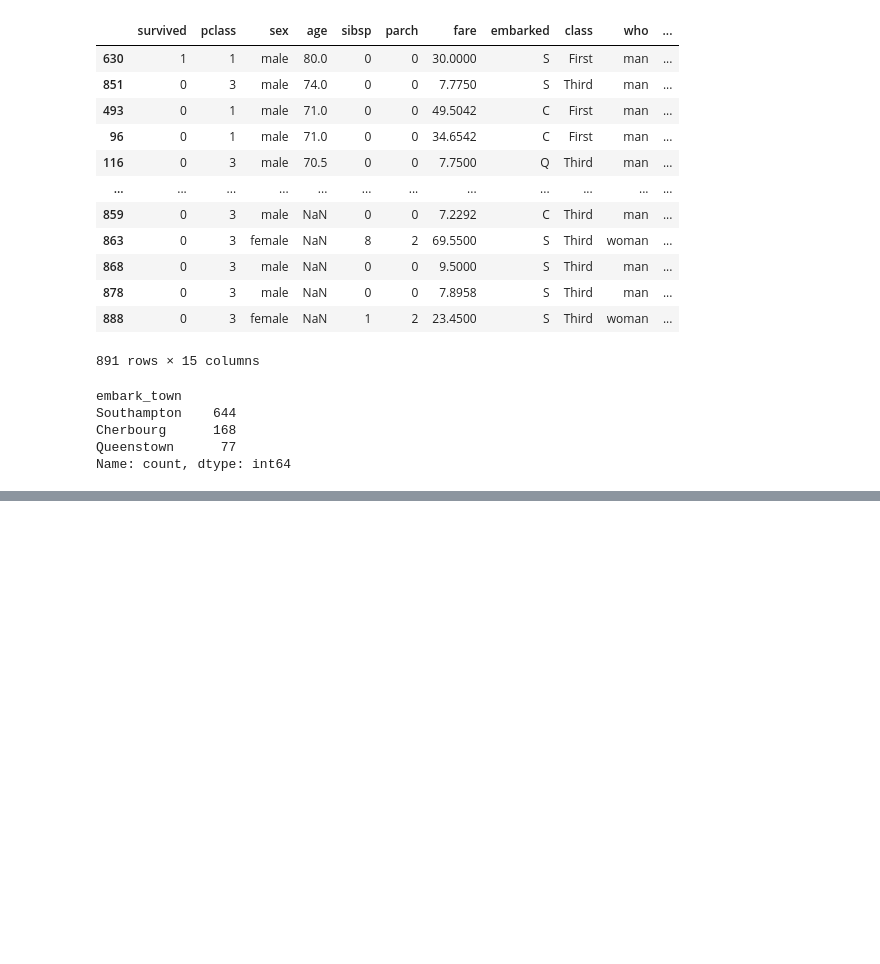
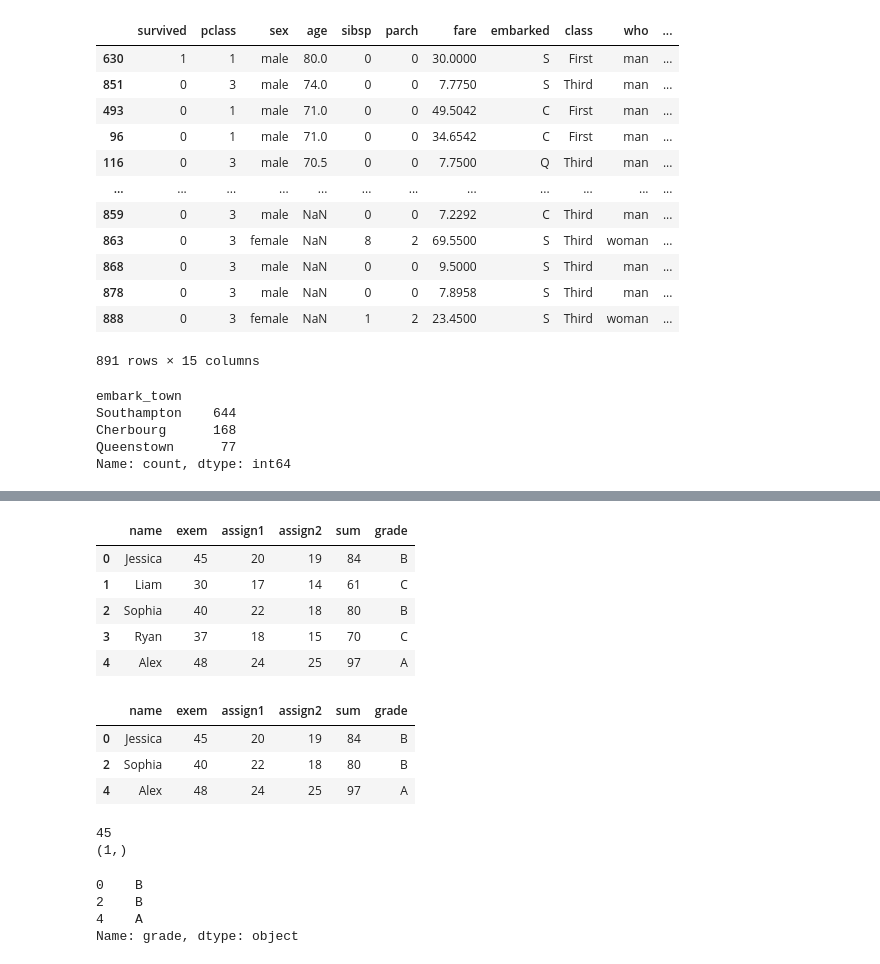
Before and after one commit to ZomiKim/2025python, a Jupyter notebook: 02code/01test/07pandas.ipynb, the cells around one changed output, grey strips where cells are left out. Saved outputs shown, nothing was run; the diff lists cells and outputs as text; code cells hidden in the pictures; blank space fills up the shorter version.

```diff
--- a/02code/01test/07pandas.ipynb
+++ b/02code/01test/07pandas.ipynb
@@ -323,0 +552,32 @@ Name: count, dtype: int64
+# %%
+df.drop(df[df['sum']<80].index)
+df
+# %% [output]
+|  | name | exem | assign1 | assign2 | sum | grade |
+| 0 | Jessica | 45 | 20 | 19 | 84 | B |
+| 1 | Liam | 30 | 17 | 14 | 61 | C |
+| 2 | Sophia | 40 | 22 | 18 | 80 | B |
+| 3 | Ryan | 37 | 18 | 15 | 70 | C |
+| 4 | Alex | 48 | 24 | 25 | 97 | A |
+# %%
+df.drop(df[df['sum']<80].index, inplace=True)
+df
+# %% [output]
+|  | name | exem | assign1 | assign2 | sum | grade |
+| 0 | Jessica | 45 | 20 | 19 | 84 | B |
+| 2 | Sophia | 40 | 22 | 18 | 80 | B |
+| 4 | Alex | 48 | 24 | 25 | 97 | A |
+# %%
+print(df.loc[0,'exem'])
+print(df.loc[0, ['exem']].shape)
+# %% [output]
+45
+(1,)
+# %%
+df.iloc[0:2, 1:3]
+df.iloc[:,-1]
+# %% [output]
+0    B
+2    B
+4    A
+Name: grade, dtype: object
```
Also changed, not shown: parts of 31 cells of this notebook.
